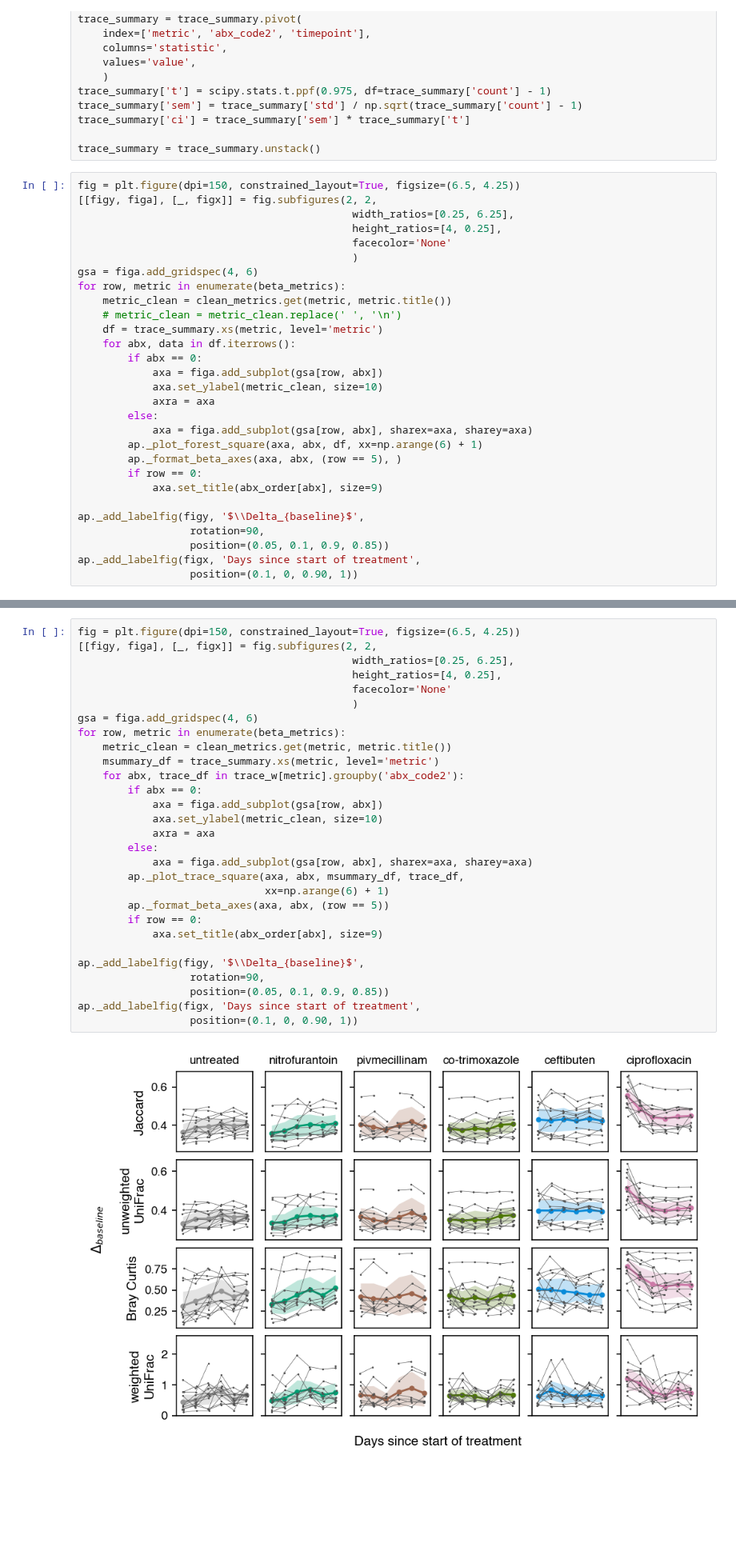
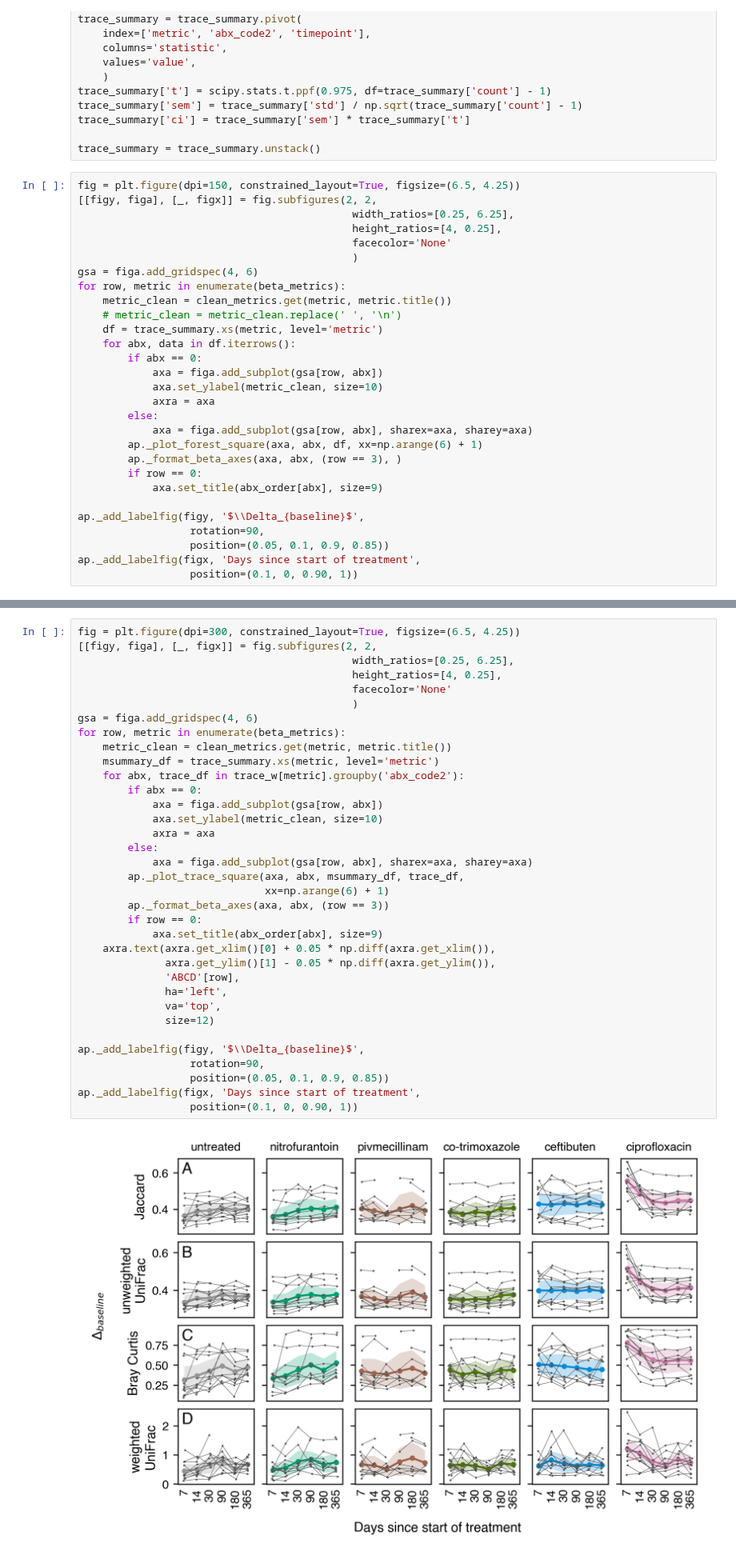
Before and after one commit to jwdebelius/antibiotic_rct_montelin, a Jupyter notebook: ipynb/I.BetaFits.ipynb, the cells around one changed output, grey strips where cells are left out. Shown at 80% size. Saved outputs shown, nothing was run; the diff lists cells and outputs as text; blank space fills up the shorter version.

```diff
--- a/ipynb/I.BetaFits.ipynb
+++ b/ipynb/I.BetaFits.ipynb
@@ -199,7 +199,7 @@ for row, metric in enumerate(beta_metrics):
         else:
             axa = figa.add_subplot(gsa[row, abx], sharex=axa, sharey=axa)
         ap._plot_forest_square(axa, abx, df, xx=np.arange(6) + 1)
-        ap._format_beta_axes(axa, abx, (row == 5), )
+        ap._format_beta_axes(axa, abx, (row == 3), )
         if row == 0:
             axa.set_title(abx_order[abx], size=9)
 
@@ -213,34 +213,40 @@ ap._add_labelfig(figx, 'Days since start of treatment',
 # %%
-fig = plt.figure(dpi=150, constrained_layout=True, figsize=(6.5, 4.25))
+fig = plt.figure(dpi=300, constrained_layout=True, figsize=(6.5, 4.25))
 [[figy, figa], [_, figx]] = fig.subfigures(2, 2,
                                             width_ratios=[0.25, 6.25],
                                             height_ratios=[4, 0.25],
                                             facecolor='None'
                                             )
 gsa = figa.add_gridspec(4, 6)
 for row, metric in enumerate(beta_metrics):
     metric_clean = clean_metrics.get(metric, metric.title())
     msummary_df = trace_summary.xs(metric, level='metric')
     for abx, trace_df in trace_w[metric].groupby('abx_code2'):
         if abx == 0:
             axa = figa.add_subplot(gsa[row, abx])
             axa.set_ylabel(metric_clean, size=10)
             axra = axa
         else:
             axa = figa.add_subplot(gsa[row, abx], sharex=axa, sharey=axa)
         ap._plot_trace_square(axa, abx, msummary_df, trace_df,
                               xx=np.arange(6) + 1)
-        ap._format_beta_axes(axa, abx, (row == 5))
+        ap._format_beta_axes(axa, abx, (row == 3))
         if row == 0:
             axa.set_title(abx_order[abx], size=9)
+    axra.text(axra.get_xlim()[0] + 0.05 * np.diff(axra.get_xlim()),
+              axra.get_ylim()[1] - 0.05 * np.diff(axra.get_ylim()),
+              'ABCD'[row],
+              ha='left',
+              va='top',
+              size=12)
 
 ap._add_labelfig(figy, '$\\Delta_{baseline}$',
                   rotation=90,
                   position=(0.05, 0.1, 0.9, 0.85))
 ap._add_labelfig(figx, 'Days since start of treatment',
                   position=(0.1, 0, 0.90, 1))
 # %% [output]
-[figure, old version]
+[figure, new version]
 # %% [markdown]
 Based on the curves, there appear to be multiple patterns. So, I want to divide the data into periods (early 7-30) and late (90+) recovery to let us model how things change. I realize this is maybe not he best overall approach, but it gets us somewhere?
 # %% [markdown]
```
Also changed, not shown: parts of 14 cells of this notebook, 10 other files.
